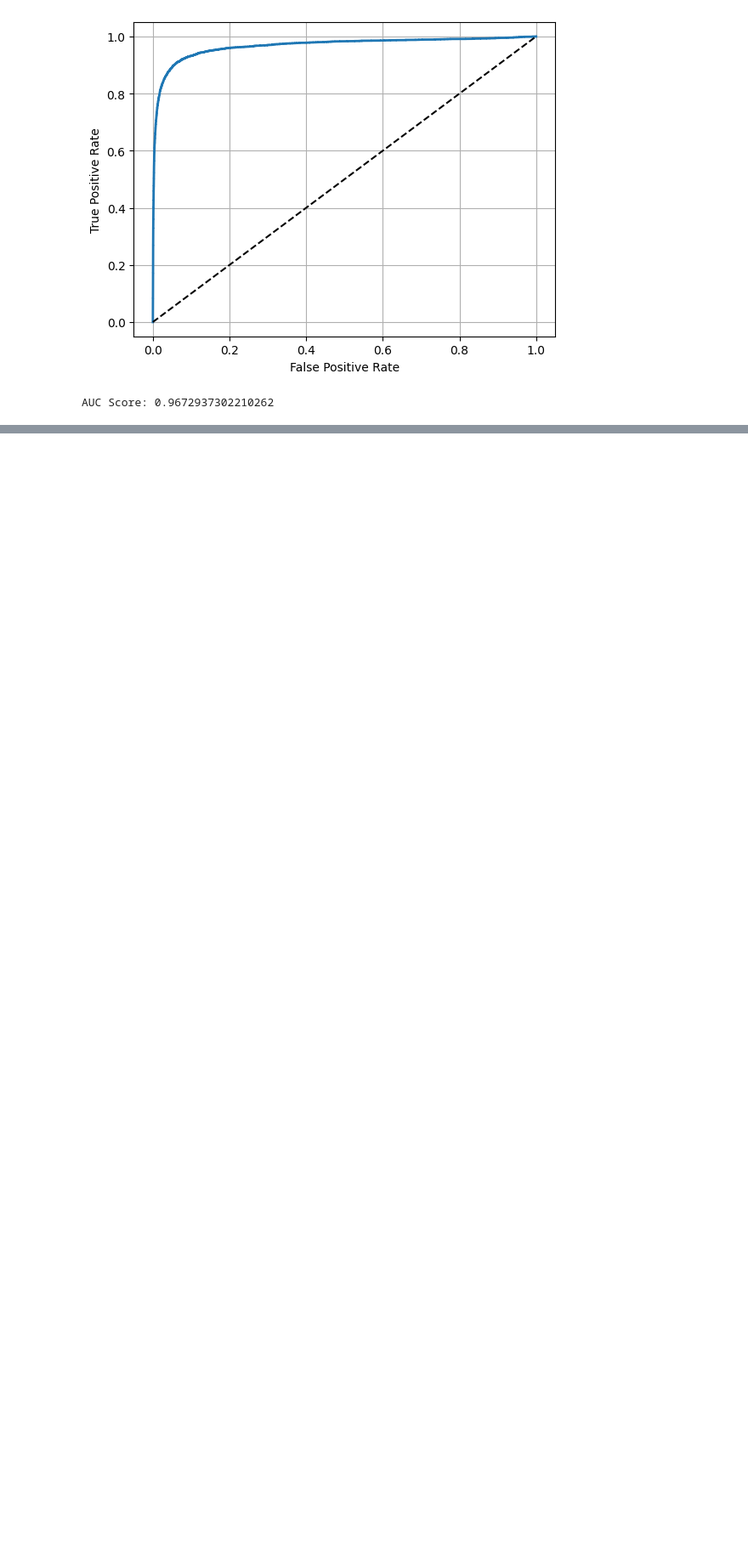
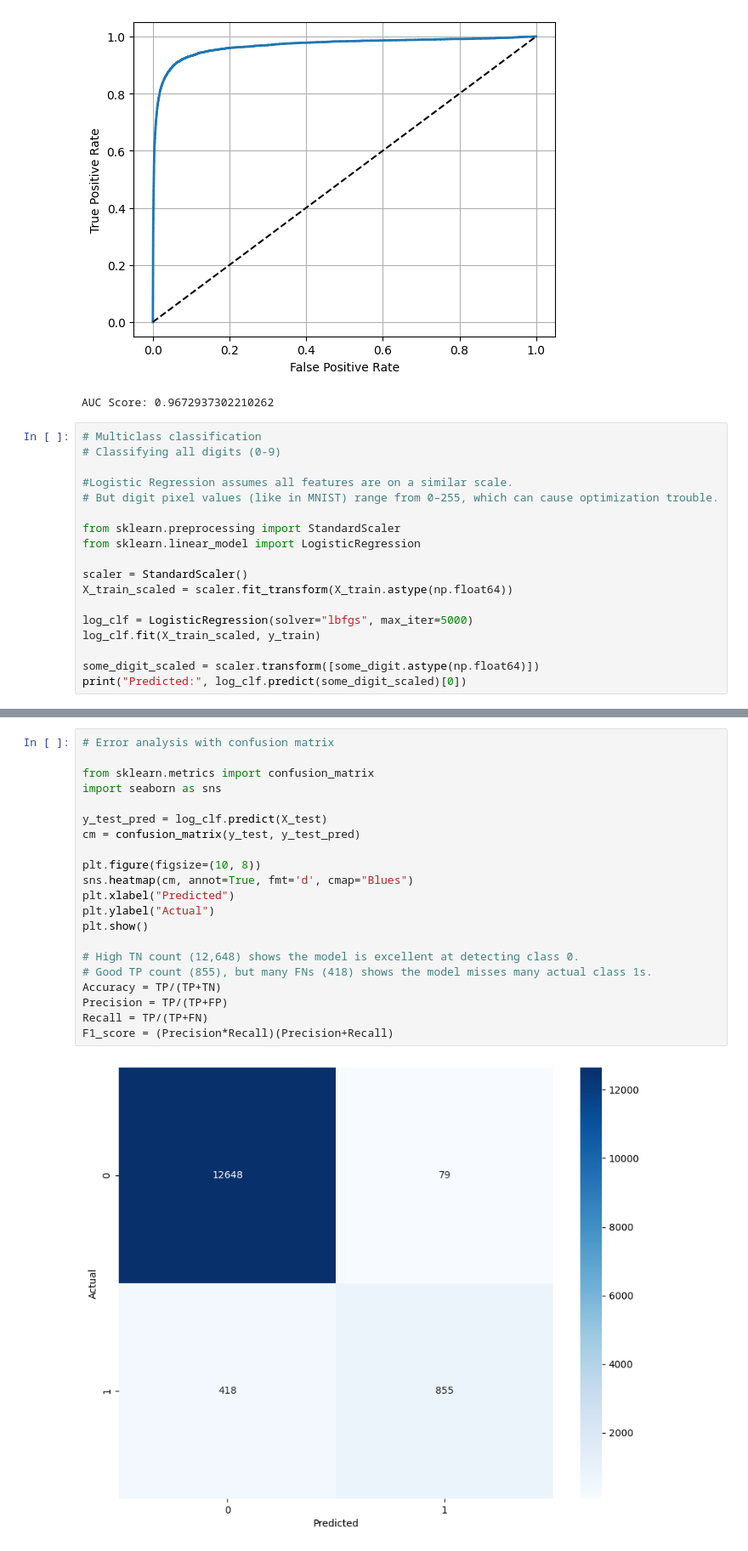
Before and after one commit to justkimtai/ml-tutorials, a Jupyter notebook: ch-3-notebook.ipynb, the cells around one changed output, grey strips where cells are left out. Shown: that part at 85% size. Cells and saved outputs as stored; diff of their text form; blank space fills up the shorter version.

Commit message:
Added multiclass classifier, multioutput classification

```diff
--- a/ch-3-notebook.ipynb
+++ b/ch-3-notebook.ipynb
@@ -114,3 +114,21 @@ print("AUC Score:", roc_auc_score(y_train, y_scores))
 # %% [output]
 [figure]
 AUC Score: 0.9672937302210262
+# %%
+# Multiclass classification
+# Classifying all digits (0-9)
+
+#Logistic Regression assumes all features are on a similar scale.
+# But digit pixel values (like in MNIST) range from 0–255, which can cause optimization trouble.
+
+from sklearn.preprocessing import StandardScaler
+from sklearn.linear_model import LogisticRegression
+
+scaler = StandardScaler()
+X_train_scaled = scaler.fit_transform(X_train.astype(np.float64))
+
+log_clf = LogisticRegression(solver="lbfgs", max_iter=5000)
+log_clf.fit(X_train_scaled, y_train)
+
+some_digit_scaled = scaler.transform([some_digit.astype(np.float64)])
+print("Predicted:", log_clf.predict(some_digit_scaled)[0])
@@ -116,0 +137,23 @@ AUC Score: 0.9672937302210262
+# %%
+# Error analysis with confusion matrix
+
+from sklearn.metrics import confusion_matrix
+import seaborn as sns
+
+y_test_pred = log_clf.predict(X_test)
+cm = confusion_matrix(y_test, y_test_pred)
+
+plt.figure(figsize=(10, 8))
+sns.heatmap(cm, annot=True, fmt='d', cmap="Blues")
+plt.xlabel("Predicted")
+plt.ylabel("Actual")
+plt.show()
+
+# High TN count (12,648) shows the model is excellent at detecting class 0.
+# Good TP count (855), but many FNs (418) shows the model misses many actual class 1s.
+Accuracy = TP/(TP+TN)
+Precision = TP/(TP+FP)
+Recall = TP/(TP+FN)
+F1_score = (Precision*Recall)(Precision+Recall)
+# %% [output]
+[figure, added]
```
Also changed, not shown: parts of 3 cells of this notebook.
